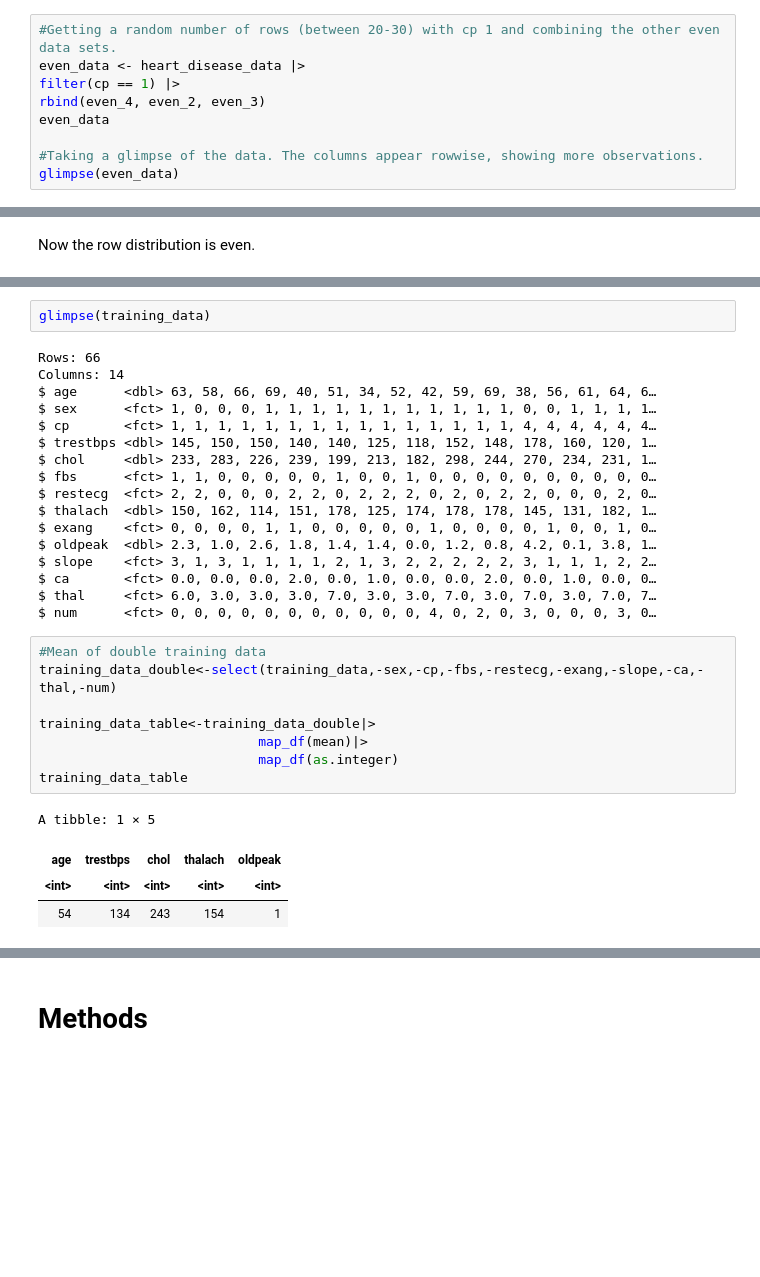
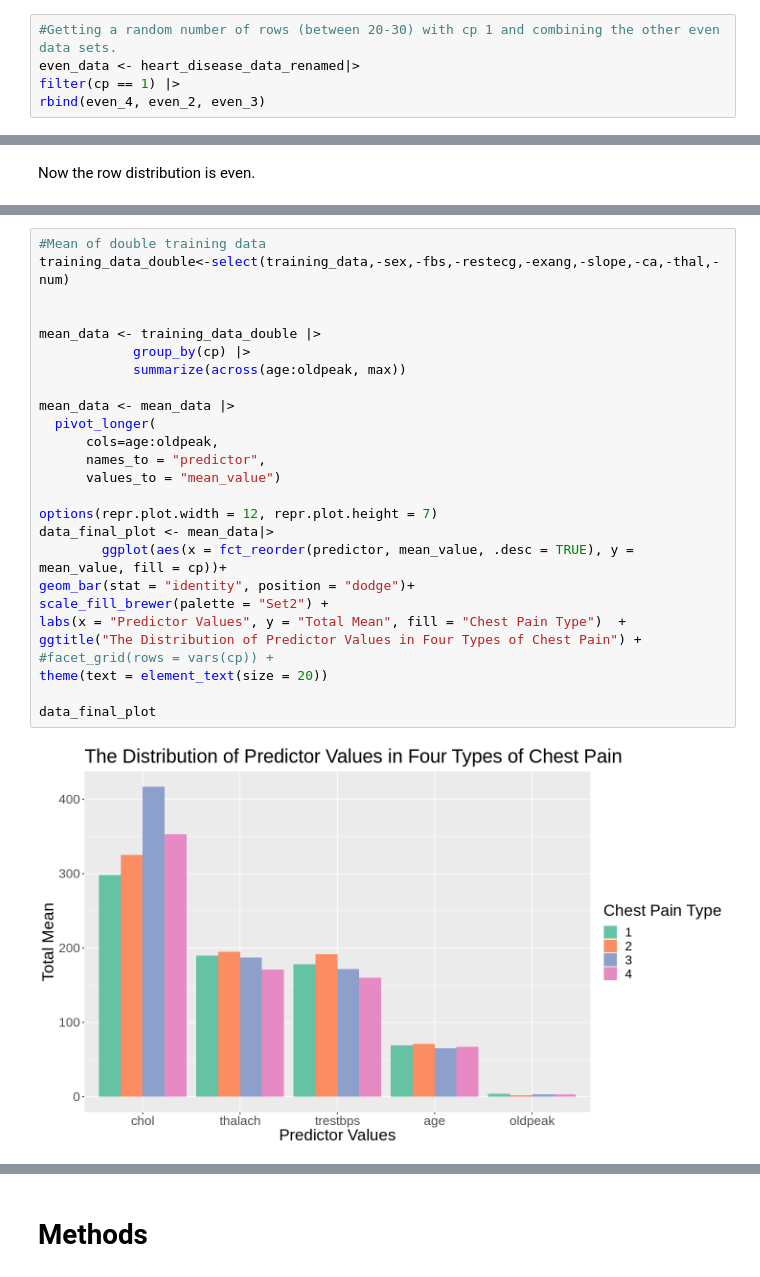
Before and after one commit to gigabite-pro/dsci-group-110, a Jupyter notebook: Data Science Project Proposal.ipynb, the cells around one changed output, grey strips where cells are left out. Drawn from its saved outputs; the diff is of its cells as text; blank space fills up the shorter version.

```diff
--- a/Data Science Project Proposal.ipynb
+++ b/Data Science Project Proposal.ipynb
@@ -141,10 +158,6 @@ group_by(cp) |>
 slice(1:random_number)
 # %%
 #Getting a random number of rows (between 20-30) with cp 1 and combining the other even data sets.
-even_data <- heart_disease_data |>
+even_data <- heart_disease_data_renamed|>
 filter(cp == 1) |>
 rbind(even_4, even_2, even_3)
-even_data
-
-#Taking a glimpse of the data. The columns appear rowwise, showing more observations.
-glimpse(even_data)
@@ -202,32 +197,28 @@ testing_data<-testing(heart_disease_data_split)
-# %%
-glimpse(training_data)
-# %% [output]
-Rows: 66
-Columns: 14
-$ age      <dbl> 63, 58, 66, 69, 40, 51, 34, 52, 42, 59, 69, 38, 56, 61, 64, 6…
-$ sex      <fct> 1, 0, 0, 0, 1, 1, 1, 1, 1, 1, 1, 1, 1, 1, 1, 0, 0, 1, 1, 1, 1…
-$ cp       <fct> 1, 1, 1, 1, 1, 1, 1, 1, 1, 1, 1, 1, 1, 1, 1, 4, 4, 4, 4, 4, 4…
-$ trestbps <dbl> 145, 150, 150, 140, 140, 125, 118, 152, 148, 178, 160, 120, 1…
-$ chol     <dbl> 233, 283, 226, 239, 199, 213, 182, 298, 244, 270, 234, 231, 1…
-$ fbs      <fct> 1, 1, 0, 0, 0, 0, 0, 1, 0, 0, 1, 0, 0, 0, 0, 0, 0, 0, 0, 0, 0…
-$ restecg  <fct> 2, 2, 0, 0, 0, 2, 2, 0, 2, 2, 2, 0, 2, 0, 2, 2, 0, 0, 0, 2, 0…
-$ thalach  <dbl> 150, 162, 114, 151, 178, 125, 174, 178, 178, 145, 131, 182, 1…
-$ exang    <fct> 0, 0, 0, 0, 1, 1, 0, 0, 0, 0, 0, 1, 0, 0, 0, 0, 1, 0, 0, 1, 0…
-$ oldpeak  <dbl> 2.3, 1.0, 2.6, 1.8, 1.4, 1.4, 0.0, 1.2, 0.8, 4.2, 0.1, 3.8, 1…
-$ slope    <fct> 3, 1, 3, 1, 1, 1, 1, 2, 1, 3, 2, 2, 2, 2, 2, 3, 1, 1, 1, 2, 2…
-$ ca       <fct> 0.0, 0.0, 0.0, 2.0, 0.0, 1.0, 0.0, 0.0, 2.0, 0.0, 1.0, 0.0, 0…
-$ thal     <fct> 6.0, 3.0, 3.0, 3.0, 7.0, 3.0, 3.0, 7.0, 3.0, 7.0, 3.0, 7.0, 7…
-$ num      <fct> 0, 0, 0, 0, 0, 0, 0, 0, 0, 0, 0, 4, 0, 2, 0, 3, 0, 0, 0, 3, 0…
 # %%
 #Mean of double training data
-training_data_double<-select(training_data,-sex,-cp,-fbs,-restecg,-exang,-slope,-ca,-thal,-num)
+training_data_double<-select(training_data,-sex,-fbs,-restecg,-exang,-slope,-ca,-thal,-num)
 
-training_data_table<-training_data_double|>
-                            map_df(mean)|>
-                            map_df(as.integer)
-training_data_table
+
+mean_data <- training_data_double |>
+            group_by(cp) |>
+            summarize(across(age:oldpeak, max))
+
+mean_data <- mean_data |>
+  pivot_longer(
+      cols=age:oldpeak,
+      names_to = "predictor",
+      values_to = "mean_value")
+
+options(repr.plot.width = 12, repr.plot.height = 7)
+data_final_plot <- mean_data|>
+        ggplot(aes(x = fct_reorder(predictor, mean_value, .desc = TRUE), y = mean_value, fill = cp))+
+geom_bar(stat = "identity", position = "dodge")+
+scale_fill_brewer(palette = "Set2") +
+labs(x = "Predictor Values", y = "Total Mean", fill = "Chest Pain Type")  +
+ggtitle("The Distribution of Predictor Values in Four Types of Chest Pain") +
+#facet_grid(rows = vars(cp)) +
+theme(text = element_text(size = 20))
+
+data_final_plot
 # %% [output]
-A tibble: 1 × 5
-| age | trestbps | chol | thalach | oldpeak |
-| <int> | <int> | <int> | <int> | <int> |
-| 54 | 134 | 243 | 154 | 1 |
+[figure, added]
```
Also changed, not shown: parts of 13 cells of this notebook.
